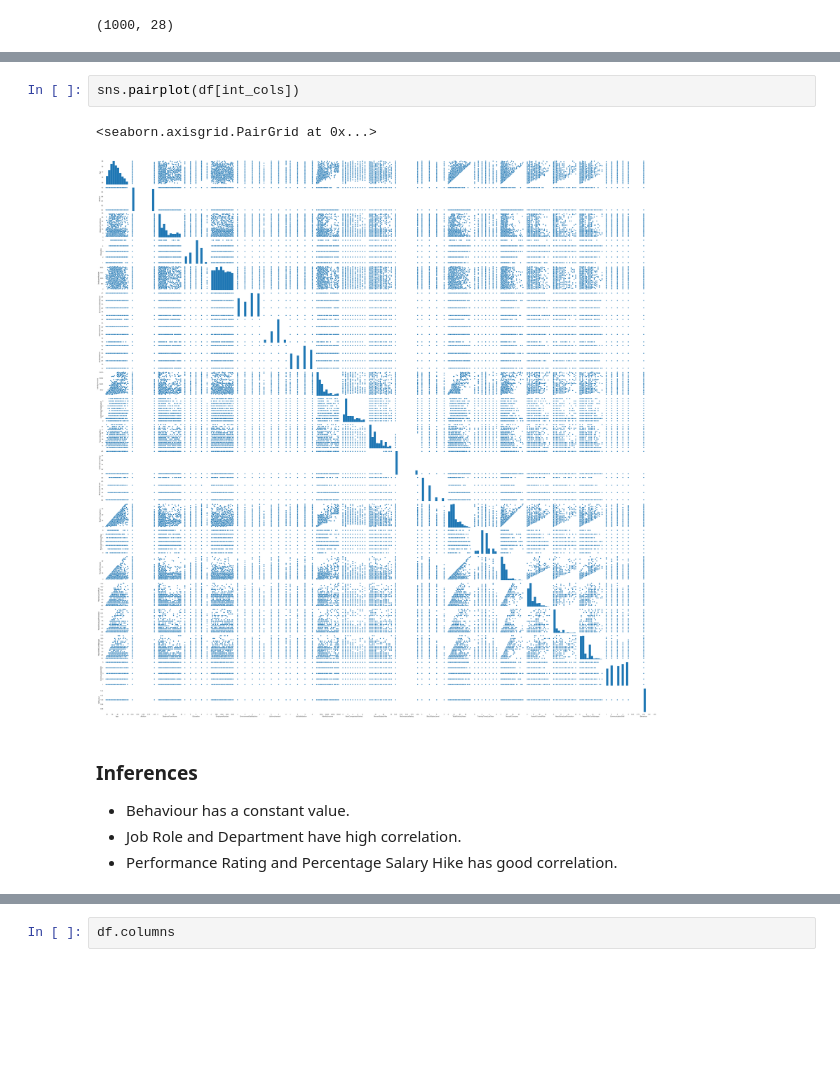
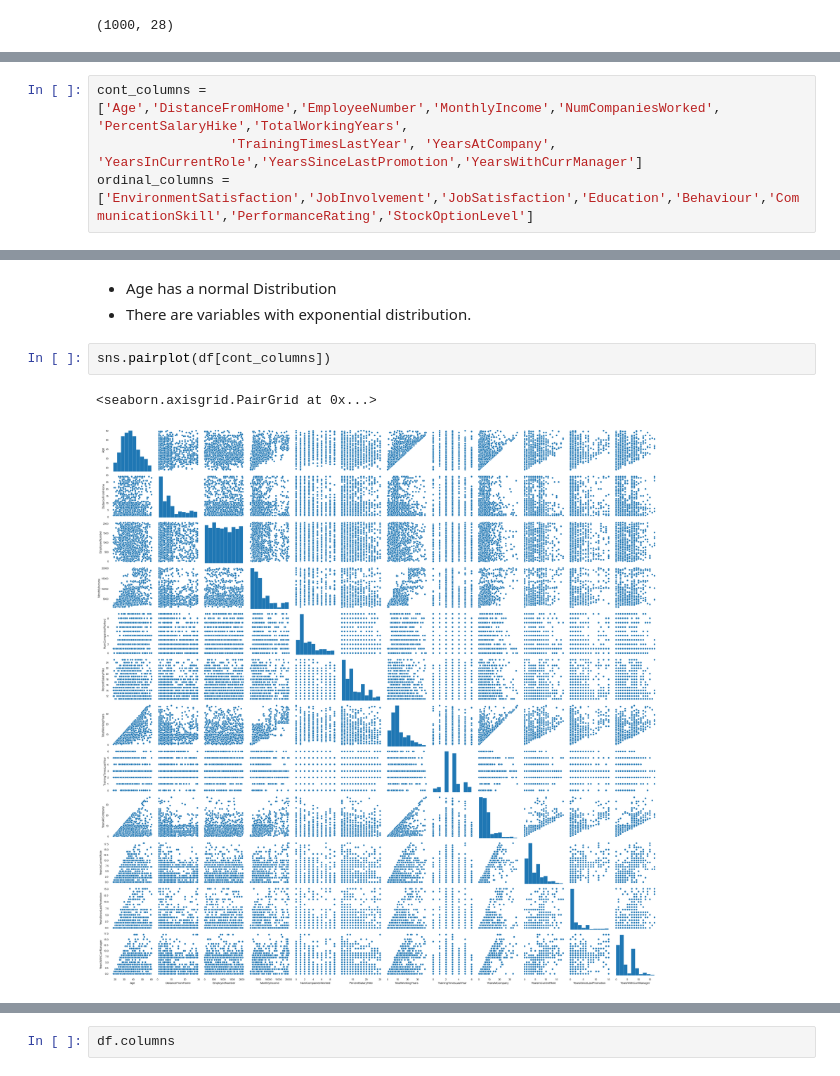
Before and after one commit to falcolf/Employee_Attrition, a Jupyter notebook: Analysis.ipynb, the cells around one changed output, grey strips where cells are left out. Drawn from its saved outputs; the diff is of its cells as text; blank space fills up the shorter version.

```diff
--- a/Analysis.ipynb
+++ b/Analysis.ipynb
@@ -112,0 +146,4 @@ catnom_cols
+# %%
+cont_columns = ['Age','DistanceFromHome','EmployeeNumber','MonthlyIncome','NumCompaniesWorked', 'PercentSalaryHike','TotalWorkingYears',
+                 'TrainingTimesLastYear', 'YearsAtCompany', 'YearsInCurrentRole','YearsSinceLastPromotion','YearsWithCurrManager']
+ordinal_columns = ['EnvironmentSatisfaction','JobInvolvement','JobSatisfaction','Education','Behaviour','CommunicationSkill','PerformanceRating','StockOptionLevel']
@@ -119,10 +177,8 @@ sns.heatmap(df[int_cols].corr(), cmap="YlGnBu")
+# %% [markdown]
+- Age has a normal Distribution
+- There are variables with exponential distribution.
 # %%
-sns.pairplot(df[int_cols])
+sns.pairplot(df[cont_columns])
 # %% [output]
 <seaborn.axisgrid.PairGrid at 0x...>
-[figure, old version]
+[figure, new version]
-# %% [markdown]
-### Inferences
-- Behaviour has a constant value.
-- Job Role and Department have high correlation.
-- Performance Rating and Percentage Salary Hike has good correlation.
```
Also changed, not shown: parts of 53 cells of this notebook.
